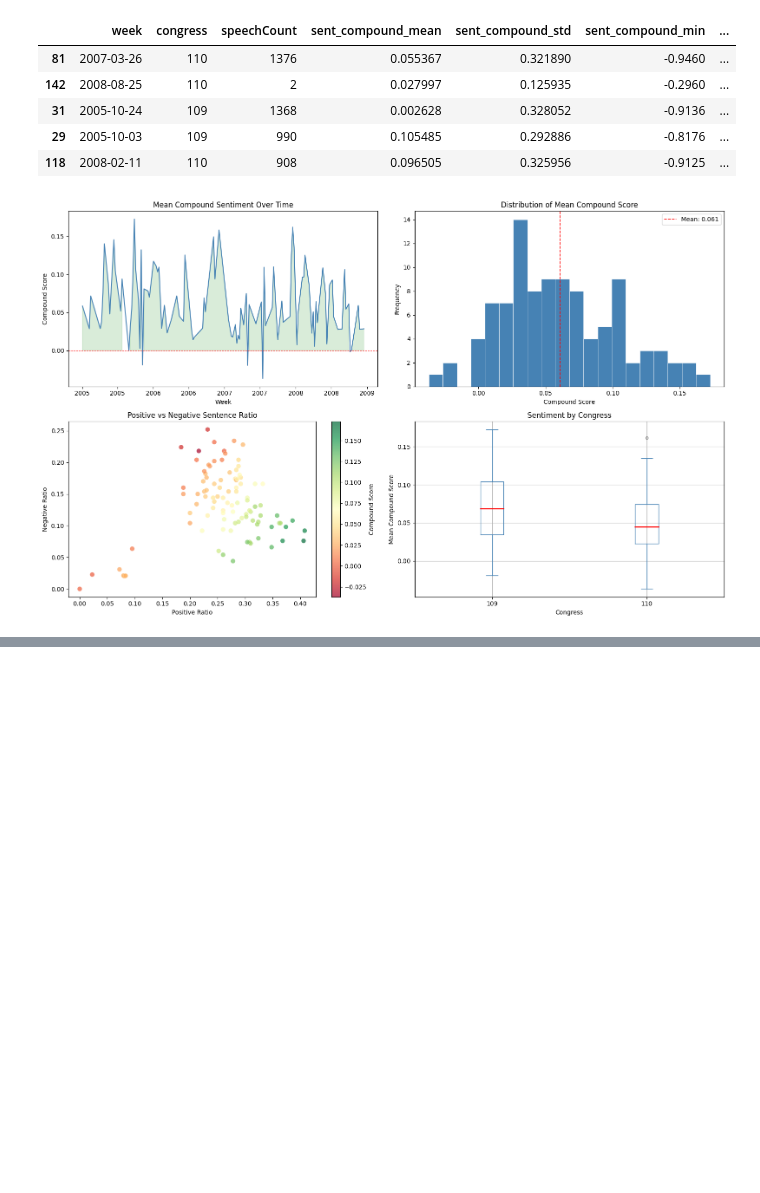
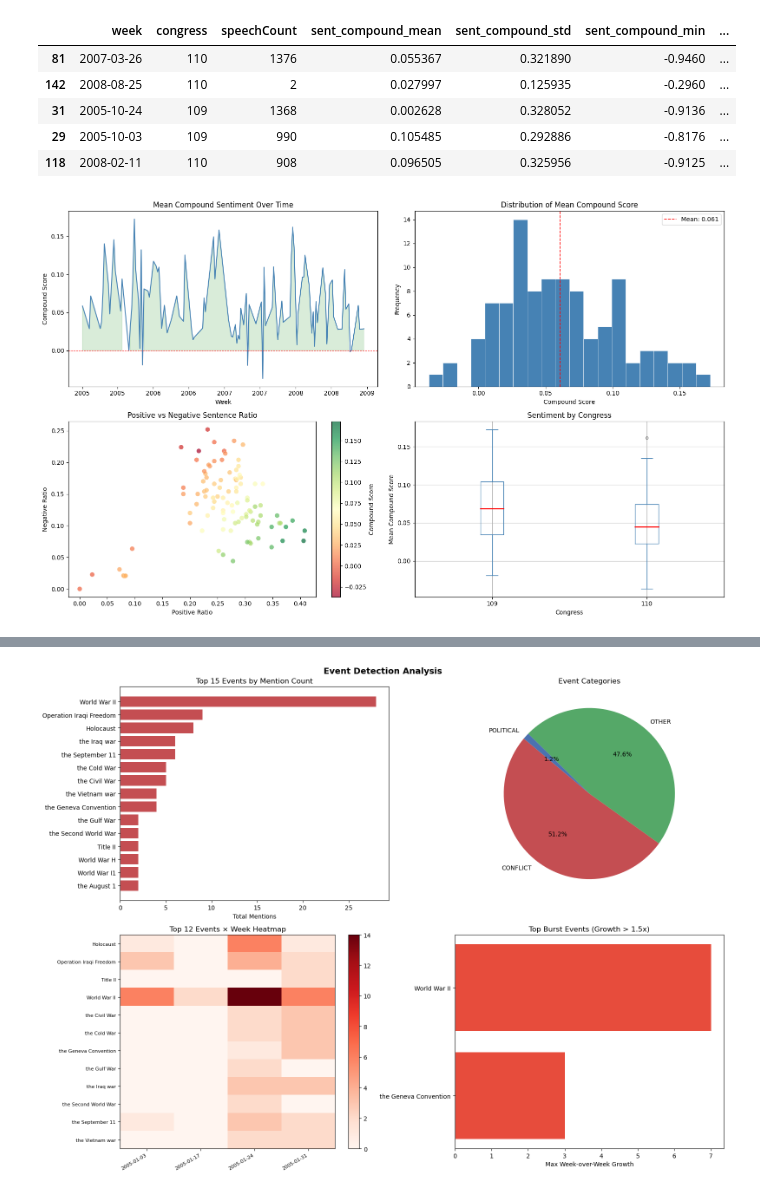
Before and after one commit to macdeath-AA/congressional-records-events-saliency, a Jupyter notebook: code/analysis.ipynb, the cells around one changed output, grey strips where cells are left out. Drawn from its saved outputs; the diff is of its cells as text; code cells hidden in the pictures; blank space fills up the shorter version.

```diff
--- a/code/analysis.ipynb
+++ b/code/analysis.ipynb
@@ -495,0 +505,5 @@ plt.show()
+# %%
+max_chars = dfWeekly["speech"].str.len().max()
+if max_chars > nlp.max_length:
+    nlp.max_length = int(max_chars) + 1_000_000
+    print(f"Raised max_length to {nlp.max_length:,}")
@@ -495,0 +807,80 @@ plt.show()
+# %%
+# Events with week-over-week growth > 100%
+event_pivot = event_df.pivot_table(index="text", columns="week", values="count", fill_value=0)
+bursts = []
+for event in event_pivot.index:
+    vals = event_pivot.loc[event].values
+    for i in range(1, len(vals)):
+        if vals[i-1] > 0 and vals[i] / vals[i-1] > 2:
+            bursts.append((event, vals[i-1], vals[i]))
+# %%
+# ─────────────────────────────────────────────────────────────────────────────
+# FIGURE 1: Event Analysis Dashboard (2x2 layout)
+# ─────────────────────────────────────────────────────────────────────────────
+fig1, axes = plt.subplots(2, 2, figsize=(16, 12))
+fig1.suptitle("Event Detection Analysis", fontsize=14, fontweight="bold")
+
+# 1.1 Top 15 Events
+ax = axes[0, 0]
+top_events = event_df.groupby("text")["count"].sum().sort_values(ascending=False).head(15)
+ax.barh(top_events.index[::-1], top_events.values[::-1], color="#C44E52")
+ax.set_title("Top 15 Events by Mention Count")
+ax.set_xlabel("Total Mentions")
+
+# 1.2 Event Category Distribution (pattern-based)
+ax = axes[0, 1]
+conflict_kw = ["war", "attack", "protest", "strike", "raid", "bomb", "kill", "fight"]
+political_kw = ["election", "vote", "summit", "debate", "referendum", "campaign"]
+economic_kw = ["crisis", "recession", "trade", "deal", "agreement"]
+
+def categorize(t):
+    t = t.lower()
+    if any(k in t for k in conflict_kw): return "CONFLICT"
+    if any(k in t for k in political_kw): return "POLITICAL"
+    if any(k in t for k in economic_kw): return "ECONOMIC"
+    return "OTHER"
+
+event_df["category"] = event_df["text"].apply(categorize)
+cat_counts = event_df.groupby("category")["count"].sum()
+colors_cat = {"CONFLICT": "#C44E52", "POLITICAL": "#4C72B0", "ECONOMIC": "#DD8452", "OTHER": "#55A868"}
+ax.pie(cat_counts.values, labels=cat_counts.index,
+       colors=[colors_cat.get(c, "gray") for c in cat_counts.index],
+       autopct="%1.1f%%", startangle=140)
+ax.set_title("Event Categories")
+
+# 1.3 Event Heatmap (Top 12 events x week)
+ax = axes[1, 0]
+top12_events = event_df.groupby("text")["count"].sum().sort_values(ascending=False).head(12).index
+pivot = event_df[event_df["text"].isin(top12_events)].pivot_table(
+    index="text", columns="week", values="count", aggfunc="sum", fill_value=0
+)
+pivot.columns = [str(c)[:10] for c in pivot.columns]
+im = ax.imshow(pivot.values, aspect="auto", cmap="Reds")
+ax.set_xticks(range(len(pivot.columns)))
+ax.set_xticklabels(pivot.columns, rotation=30, ha="right", fontsize=8)
+ax.set_yticks(range(len(pivot.index)))
+ax.set_yticklabels(pivot.index, fontsize=8)
+ax.set_title("Top 12 Events × Week Heatmap")
+plt.colorbar(im, ax=ax)
+
+# 1.4 Event Burst Detection (week-over-week growth)
+ax = axes[1, 1]
+event_pivot = event_df.pivot_table(index="text", columns="week", values="count", fill_value=0)
+burst_events = []
+for event in event_pivot.index:
+    vals = event_pivot.loc[event].values
+    if len(vals) >= 2:
+        max_growth = max([(vals[i]/vals[i-1] if vals[i-1] > 0 else 0) for i in range(1, len(vals))])
+        if max_growth > 1.5:
+            burst_events.append((event, max_growth))
+
+burst_events.sort(key=lambda x: -x[1])
+if burst_events:
+    events, growths = zip(*burst_events[:10])
+    ax.barh(list(events)[::-1], list(growths)[::-1], color="#E74C3C")
+ax.set_title("Top Burst Events (Growth > 1.5x)")
+ax.set_xlabel("Max Week-over-Week Growth")
+
+plt.tight_layout()
+plt.show()
+# %% [output]
@@ -495,0 +892 @@ plt.show()
+[figure, added]
```
Also changed, not shown: parts of 23 cells of this notebook.
